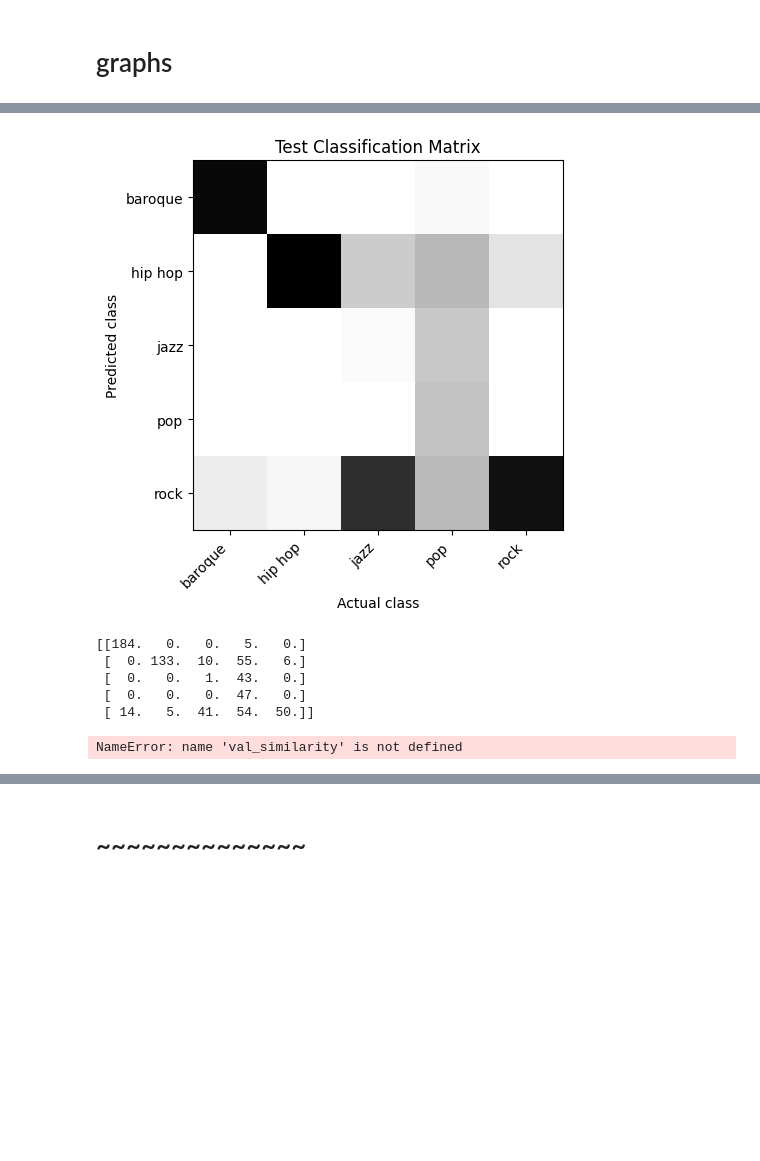
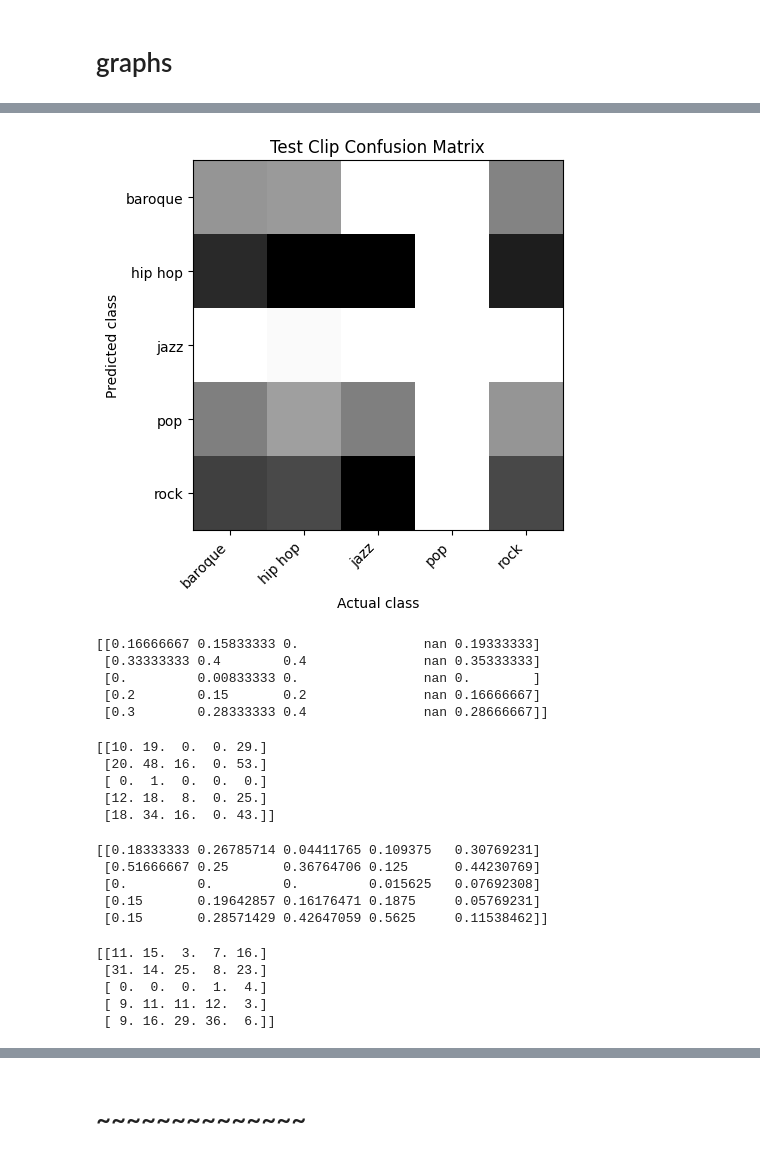
Before and after one commit to ananyajey/part-ii-project, a Jupyter notebook: main.ipynb, the cells around one changed output, grey strips where cells are left out. Drawn from its saved outputs; the diff is of its cells as text; code cells hidden in the pictures; blank space fills up the shorter version.

```diff
--- a/main.ipynb
+++ b/main.ipynb
@@ -527,5 +561,5 @@ def generate_data(id_list, audio_dict, clip_length, shift_length, resize_dim, la
 # %%
-def get_clip_ids(id_list, audio_dict, clip_length, shift_length):
+'''def get_clip_ids(id_list, audio_dict, clip_length, shift_length):
     clip_id_list = []
     for id in id_list:
         filepath = audio_dict[id]
@@ -546,3 +580,4 @@ def get_clip_ids(id_list, audio_dict, clip_length, shift_length):
         clip_id_list = clip_id_list + new_ids
 
     return clip_id_list
+'''
@@ -710,0 +754,7 @@ if cross_validation and generate:       # setup train/test,
+# %%
+'''def get_confusion_matrix(pred_classes, actual_classes, num_classes):
+    output = np.zeros(((num_classes), (num_classes)))
+    for i in range(len(pred_classes)):
+        output[pred_classes[i]][actual_classes[i]] += 1
+
+    return output'''
@@ -711,5 +794,15 @@ if cross_validation and generate:       # setup train/test,
 # %% [markdown]
 # graphs
+# %%
+'''def get_confusion_matrix(vote_ids, vote_array, label_list):
+    output = np.zeros((len(label_list), len(label_list)))
+    for i in range(len(vote_ids)):
+        id = vote_ids[i]
+        actual_class = id[0]
+        actual_index = label_list.index(actual_class)
+        output[:, actual_index] += vote_array[i]
+
+    return output'''
 # %%
 # Loss Function
 
@@ -758,10 +851,10 @@ if cross_validation:
 # %%
-# Validation Confusion Matrix
+# Validation Clip Confusion Matrix
 
 if cross_validation:
 
     fig, ax = plt.subplots()
-    ax.imshow(norm_val_similarity, cmap = "gray_r")
+    ax.imshow(norm_val_clip_confusion, cmap = "gray_r")
 
     labels = [item.get_text() for item in ax.get_yticklabels()]
     for i in range(1, len(labels) - 1):
@@ -772,6 +865,6 @@ if cross_validation:
 
     ax.set_xlabel("Actual class")
     ax.set_ylabel("Predicted class")
-    ax.set_title("Validation Classification Matrix")
+    ax.set_title("Validation Clip Confusion Matrix")
 
     plt.show()
@@ -778,28 +873,28 @@ if cross_validation:
 # %%
-# Test Confusion Matrix
+# Test Clip Confusion Matrix
 
 fig, ax = plt.subplots()
-ax.imshow(norm_test_similarity, cmap = "gray_r")
+ax.imshow(norm_test_clip_confusion, cmap = "gray_r")
 
 labels = [item.get_text() for item in ax.get_yticklabels()]
 for i in range(1, len(labels) - 1):
     labels[i] = genre_list[i - 1]
 
 ax.set_xticklabels(labels, rotation = 45, ha = "right")
 ax.set_yticklabels(labels)
 
 ax.set_xlabel("Actual class")
 ax.set_ylabel("Predicted class")
-ax.set_title("Test Classification Matrix")
+ax.set_title("Test Clip Confusion Matrix")
 
 plt.show()
 # %% [output]
-[figure, old version]
+[figure, new version]
 # %%
-print(test_similarity)
+print(norm_test_clip_confusion)
 # %% [output]
-[[184.   0.   0.   5.   0.]
- [  0. 133.  10.  55.   6.]
- [  0.   0.   1.  43.   0.]
- [  0.   0.   0.  47.   0.]
- [ 14.   5.  41.  54.  50.]]
+[[0.16666667 0.15833333 0.                nan 0.19333333]
+ [0.33333333 0.4        0.4               nan 0.35333333]
+ [0.         0.00833333 0.                nan 0.        ]
+ [0.2        0.15       0.2               nan 0.16666667]
+ [0.3        0.28333333 0.4               nan 0.28666667]]
@@ -806,4 +903,26 @@ print(test_similarity)
 # %%
-print(val_similarity)
+print(test_clip_confusion)
 # %% [output]
-NameError: name 'val_similarity' is not defined
+[[10. 19.  0.  0. 29.]
+ [20. 48. 16.  0. 53.]
+ [ 0.  1.  0.  0.  0.]
+ [12. 18.  8.  0. 25.]
+ [18. 34. 16.  0. 43.]]
+# %%
+if cross_validation:
+    print(norm_val_clip_confusion)
+# %% [output]
+[[0.18333333 0.26785714 0.04411765 0.109375   0.30769231]
+ [0.51666667 0.25       0.36764706 0.125      0.44230769]
+ [0.         0.         0.         0.015625   0.07692308]
+ [0.15       0.19642857 0.16176471 0.1875     0.05769231]
+ [0.15       0.28571429 0.42647059 0.5625     0.11538462]]
+# %%
+if cross_validation:
+    print(val_clip_confusion)
+# %% [output]
+[[11. 15.  3.  7. 16.]
+ [31. 14. 25.  8. 23.]
+ [ 0.  0.  0.  1.  4.]
+ [ 9. 11. 11. 12.  3.]
+ [ 9. 16. 29. 36.  6.]]
```
Also changed, not shown: parts of 83 cells of this notebook, 6 other files.
